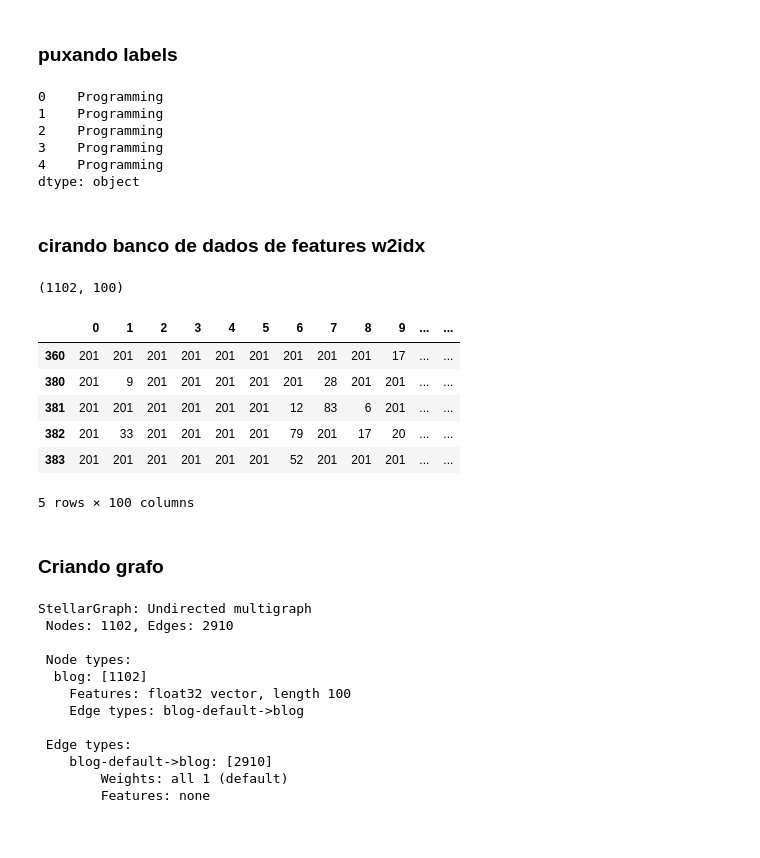
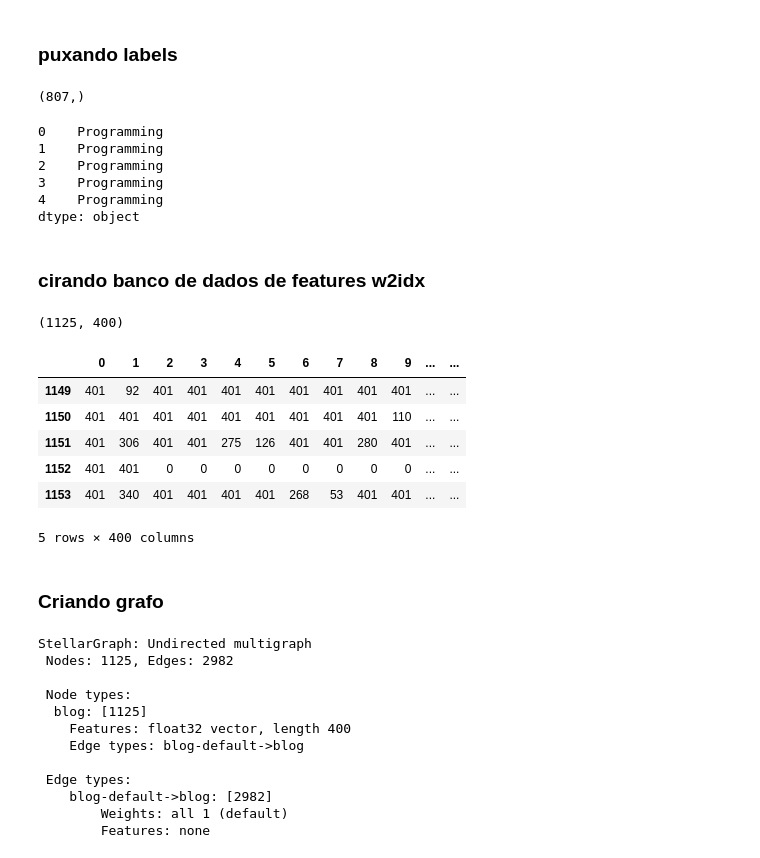
Before and after one commit to nindooAI/universe, a Jupyter notebook: text_preprocessing.ipynb, the cells around one changed output. Cells and saved outputs as stored; diff of their text form; code cells hidden in the pictures.

```diff
--- a/text_preprocessing.ipynb
+++ b/text_preprocessing.ipynb
@@ -83,7 +86,7 @@ descriptions_db.head()
 corpus_text = ""
 for index,r in descriptions_db.iterrows():
     corpus_text += r['description']
-with open('corpus.txt','w') as t:
+with open('data/corpus.txt','w') as t:
     t.write(corpus_text)
     t.close()
 # %%
@@ -102,7 +105,7 @@ word_counter = collections.Counter()
 for term in list_corpus:
 
     if len(term) > 3:       word_counter.update({term: 1})
-vocab = word_counter.most_common(200) # 200 Most common terms
+vocab = word_counter.most_common(400) # 200 Most common terms
 print('Vocab Size: {}'.format(len(vocab)))
 print(word_counter.most_common(100))
 # %% [output]
@@ -133,6 +135,7 @@ with open('idx2word.json','w') as w:
 # %%
 w2idx_db = descriptions_db.copy()
 # %%
+features_length = 400
 w2idx_dict = {}
 for index,r in w2idx_db.iterrows():
     processed = r['description'].translate ({ord(c): " " for c in "''!@#$%^&*()[]{};:,./<>?\|`~-=_+"})
@@ -143,10 +146,10 @@ for index,r in w2idx_db.iterrows():
              w2i_list.append(Word2Idx[element])
         else:
             w2i_list.append(Word2Idx['UNKNOWN'])
-    while len(w2i_list) < 100:
+    while len(w2i_list) < features_length:
        w2i_list.append(Word2Idx['PAD'])
-    if len(w2i_list) > 100:
-        w2i_list = w2i_list[:100]
+    if len(w2i_list) > features_length:
+        w2i_list = w2i_list[:features_length]
     w2idx_dict[r['ID']] = w2i_list
 # %% [markdown]
 # Creating StellarGraph
@@ -182,29 +185,31 @@ with driver.session() as sess:
     result = sess.run(pulling_query)
     label_db = pd.DataFrame([dict(row) for row in result])
 labels = pd.Series(data =label_db['subject'].values, index = label_db['source'].values)
+print(labels.shape)
 labels.head()
 # %% [output]
-0    Programming
-1    Programming
-2    Programming
-3    Programming
-4    Programming
-dtype: object
+(807,)
+0    Programming
+1    Programming
+2    Programming
+3    Programming
+4    Programming
+dtype: object
 # %% [markdown]
 ### cirando banco de dados de features w2idx
 # %%
 features_db = pd.DataFrame.from_dict(w2idx_dict,orient='index')
 print(features_db.shape)
-features_db.head()
+features_db.tail()
 # %% [output]
-(1102, 100)
+(1125, 400)
 |  | 0 | 1 | 2 | 3 | 4 | 5 | 6 | 7 | 8 | 9 | ... | ... |
-| 360 | 201 | 201 | 201 | 201 | 201 | 201 | 201 | 201 | 201 | 17 | ... | ... |
-| 380 | 201 | 9 | 201 | 201 | 201 | 201 | 201 | 28 | 201 | 201 | ... | ... |
-| 381 | 201 | 201 | 201 | 201 | 201 | 201 | 12 | 83 | 6 | 201 | ... | ... |
-| 382 | 201 | 33 | 201 | 201 | 201 | 201 | 79 | 201 | 17 | 20 | ... | ... |
-| 383 | 201 | 201 | 201 | 201 | 201 | 201 | 52 | 201 | 201 | 201 | ... | ... |
+| 1149 | 401 | 92 | 401 | 401 | 401 | 401 | 401 | 401 | 401 | 401 | ... | ... |
+| 1150 | 401 | 401 | 401 | 401 | 401 | 401 | 401 | 401 | 401 | 110 | ... | ... |
+| 1151 | 401 | 306 | 401 | 401 | 275 | 126 | 401 | 401 | 280 | 401 | ... | ... |
+| 1152 | 401 | 401 | 0 | 0 | 0 | 0 | 0 | 0 | 0 | 0 | ... | ... |
+| 1153 | 401 | 340 | 401 | 401 | 401 | 401 | 268 | 53 | 401 | 401 | ... | ... |
-5 rows × 100 columns
+5 rows × 400 columns
 # %% [markdown]
 ### Criando grafo
 # %%
@@ -212,15 +217,15 @@ graph = sg.StellarGraph(nodes = {"blog":features_db}, edges =  edges_db)
 print(graph.info())
 # %% [output]
 StellarGraph: Undirected multigraph
- Nodes: 1102, Edges: 2910
+ Nodes: 1125, Edges: 2982
 
  Node types:
-  blog: [1102]
-    Features: float32 vector, length 100
+  blog: [1125]
+    Features: float32 vector, length 400
     Edge types: blog-default->blog
 
  Edge types:
-    blog-default->blog: [2910]
+    blog-default->blog: [2982]
         Weights: all 1 (default)
         Features: none
 # %%
```
Also changed, not shown: parts of 25 cells of this notebook, 5 other files.
